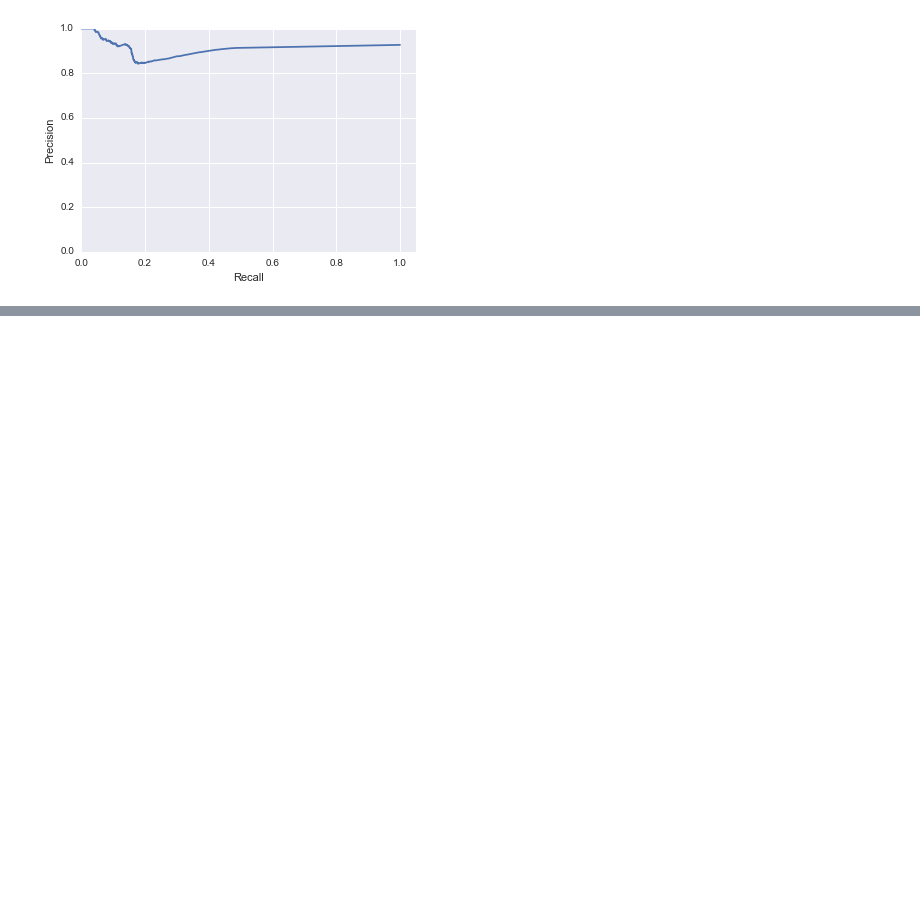
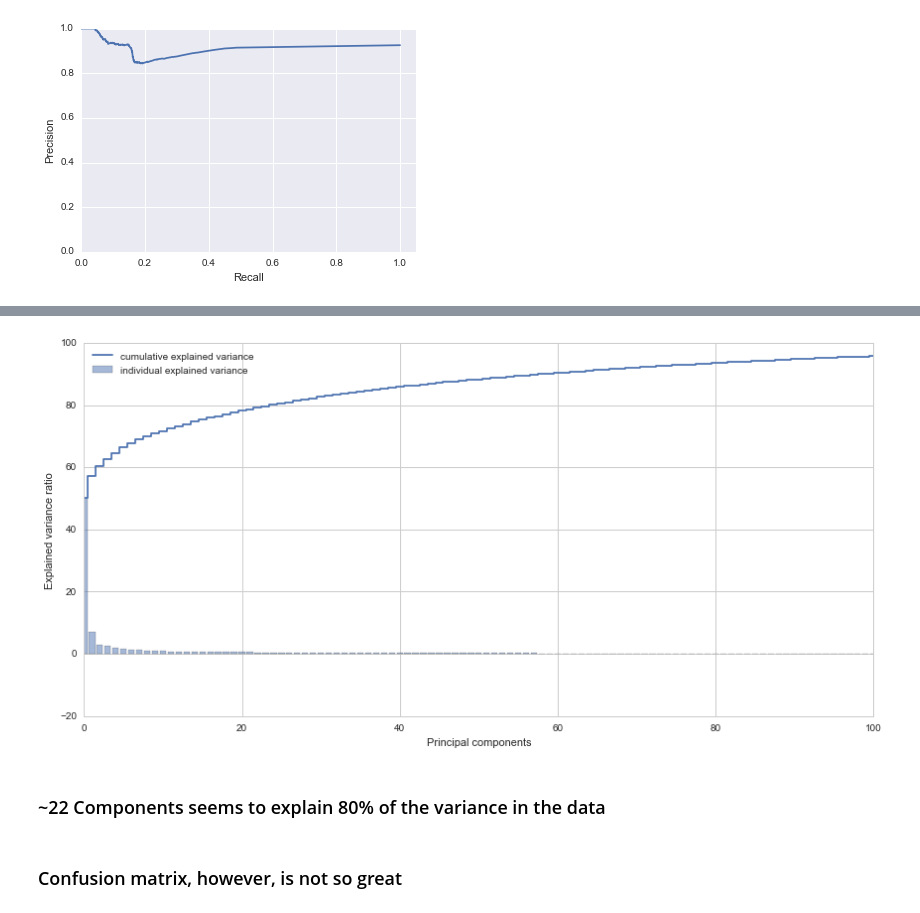
Before and after one commit to danielstallworthmit/thinkful, a Jupyter notebook: datascience/predict/Random Forest.ipynb, the cells around one changed output, grey strips where cells are left out. Drawn from its saved outputs; the diff is of its cells as text; code cells hidden in the pictures; blank space fills up the shorter version.

```diff
--- a/datascience/predict/Random Forest.ipynb
+++ b/datascience/predict/Random Forest.ipynb
@@ -176,0 +181,8 @@ plt.show()
+# %%
+X_std = StandardScaler().fit_transform(X_train)
+# %%
+cov_mat = np.cov(X_std.T)
+eig_vals, eig_vecs = np.linalg.eig(cov_mat)
+print('Eigenvectors \n%s' %eig_vecs)
+print('\nEigenvalues \n%s' %eig_vals)
+# u,s,v = np.linalg.svd(X_std.T) # Could also use SVD
@@ -176,0 +207,21 @@ plt.show()
+# %%
+tot = sum(eig_vals)
+var_exp = [(i / tot)*100 for i in sorted(eig_vals, reverse=True)]
+cum_var_exp = np.cumsum(var_exp)
+# %%
+with plt.style.context('seaborn-whitegrid'):
+    plt.figure(figsize=(12, 6))
+
+    plt.bar(range(len(eig_vals)), var_exp, alpha=0.5, align='center',
+            label='individual explained variance')
+    plt.step(range(len(eig_vals)), cum_var_exp, where='mid',
+             label='cumulative explained variance')
+    plt.ylabel('Explained variance ratio')
+    plt.xlabel('Principal components')
+    plt.xlim(0,100)
+    plt.legend(loc='best')
+    plt.tight_layout()
+# %% [output]
+[figure, added]
+# %% [markdown]
+### ~22 Components seems to explain 80% of the variance in the data
@@ -176,0 +237,2 @@ plt.show()
+# %% [markdown]
+### Confusion matrix, however, is not so great
```
Also changed, not shown: parts of 15 cells of this notebook, 3 other files.
